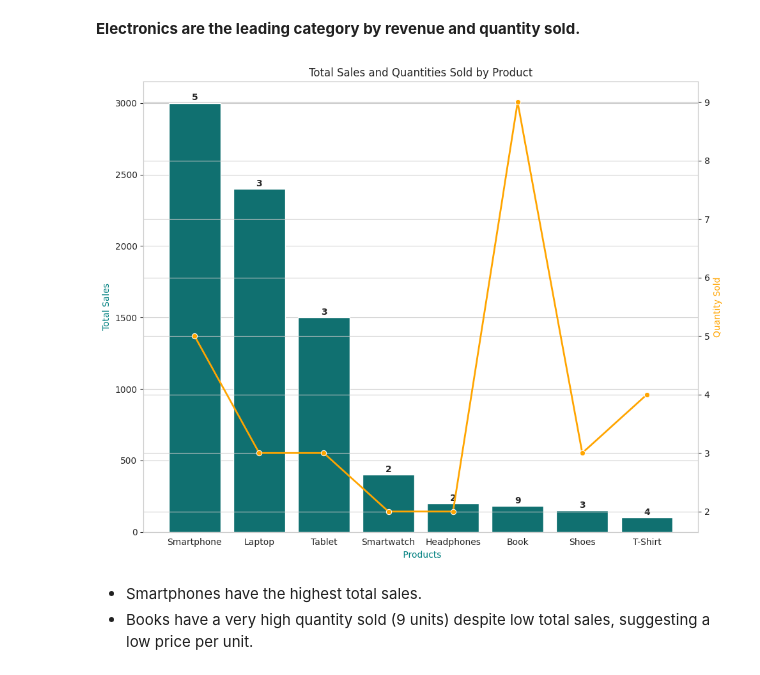
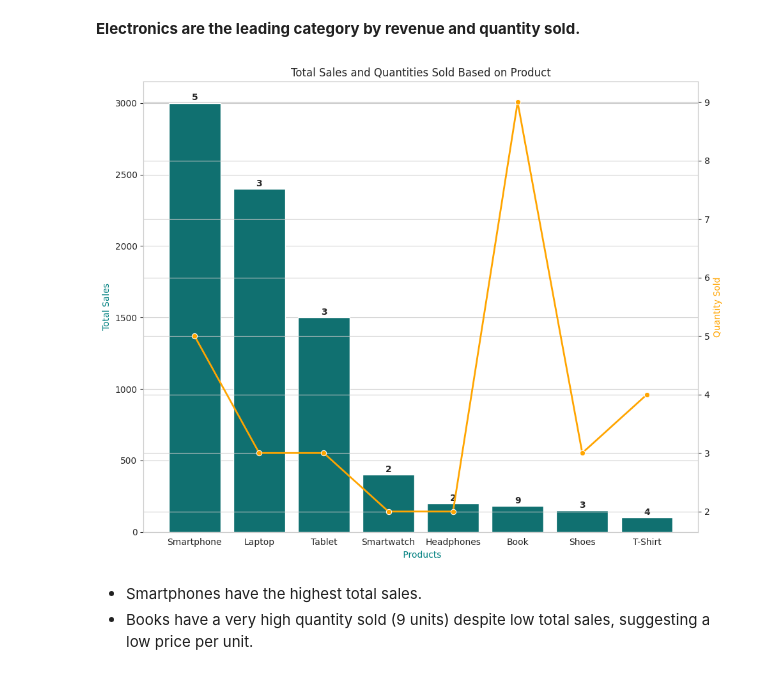
Before and after one commit to MinhasAlungal/Business_insights, a Jupyter notebook: shopease_analysis.ipynb, the cells around one changed output. Drawn from its saved outputs; the diff is of its cells as text; code cells hidden in the pictures.

```diff
--- a/shopease_analysis.ipynb
+++ b/shopease_analysis.ipynb
@@ -324,31 +312,31 @@ plt.show()
 # %%
 fig, ax1 = plt.subplots(figsize=(10,8))
 # Barplot for total sales
 sns.barplot(data=product_summary, x='product', y='sales_product', color = 'teal', ax=ax1)
 ax1.set_ylabel('Total Sales', color='teal')
 ax1.set_xlabel(' Products', color='teal')
 
 # Lineplot for total quantity sold
 ax2 = ax1.twinx()
 sns.lineplot(data=product_summary, x='product', y='total_product_sold', color='orange', marker='o', linewidth=2, ax=ax2)
 ax2.set_ylabel('Quantity Sold', color='orange')
 
 # Add quantity labels on top of each bar
 for index, row in product_summary.iterrows():
     ax1.text(x=index,
              y=row['sales_product'] + 20,
              s=int(row['total_product_sold']),
              ha='center',
              fontweight='bold')
 
 # Title and layout
-plt.title('Total Sales and Quantities Sold by Product')
+plt.title('Total Sales and Quantities Sold Based on Product')
 plt.xlabel('Products')
 plt.xticks(rotation=45)
 plt.tight_layout()
 plt.show()
 # %% [output]
-[figure, old version]
+[figure, new version]
 # %% [markdown]
 - Smartphones have the highest total sales.
 - Books have a very high quantity sold (9 units) despite low total sales, suggesting a low price per unit.
```
Also changed, not shown: parts of 4 cells of this notebook, 2 other files.
